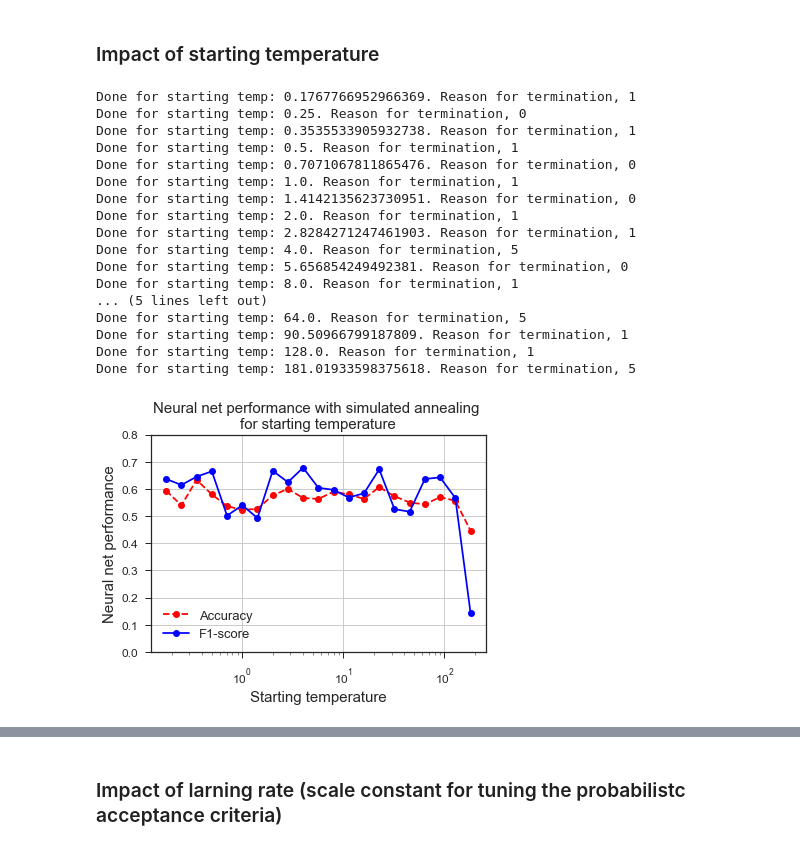
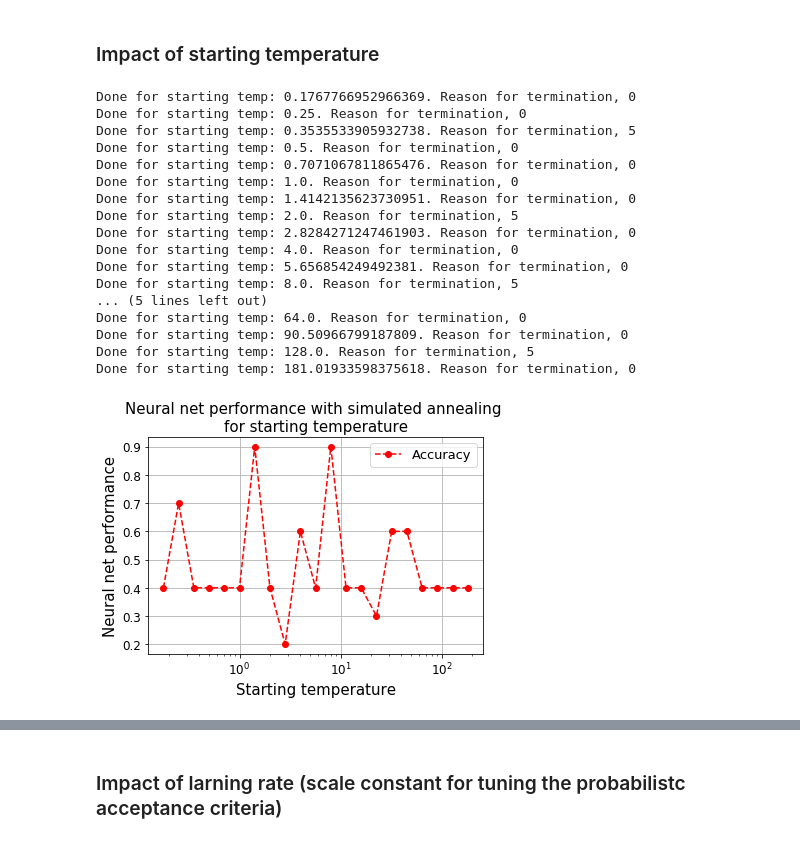
Before and after one commit to shuruiz/tfopt, a Jupyter notebook: Neural network training with randomized search algorithms.ipynb, the cells around one changed output, grey strips where cells are left out. Drawn from its saved outputs; the diff is of its cells as text; code cells hidden in the pictures.

```diff
--- a/Neural network training with randomized search algorithms.ipynb
+++ b/Neural network training with randomized search algorithms.ipynb
@@ -482,7 +513,7 @@ nn = NN_1HL(hidden_layer_size=5)
 for i in range(n_restart):
     nn.fit_simplex(X_train, y_train,maxiter=5000)
     random_restart_accuracy.append(accuracy_score(y_val, nn.predict(X_val)))
-    random_restart_f1.append(f1_score(y_val, nn.predict(X_val)))
+#     random_restart_f1.append(f1_score(y_val, nn.predict(X_val)))
     print("Done for: ",i+1)
 # %% [output]
 Done for:  1
@@ -531,7 +562,7 @@ for i in iterations:
     t2=time.time()
     iteration_time.append(t2-t1)
     iteration_accuracy.append(accuracy_score(y_val, nn.predict(X_val)))
-    iteration_f1.append(f1_score(y_val, nn.predict(X_val)))
+#     iteration_f1.append(f1_score(y_val, nn.predict(X_val)))
     print("Done for iterations: ",i)
 # %% [output]
 Done for iterations:  250
@@ -605,6 +635,6 @@ for i in iterations:
     t2=time.time()
     iteration_time.append(t2-t1)
     iteration_accuracy.append(accuracy_score(y_val, nn.predict(X_val)))
-    iteration_f1.append(f1_score(y_val, nn.predict(X_val)))
+#     iteration_f1.append(f1_score(y_val, nn.predict(X_val)))
     print(f"Done for iterations: {i}. Reason for termination, {res[6]}")
 # %% [output]
@@ -668,41 +698,41 @@ for t in temps:
     t2=time.time()
     temp_time.append(t2-t1)
     temp_accuracy.append(accuracy_score(y_val, nn.predict(X_val)))
-    temp_f1.append(f1_score(y_val, nn.predict(X_val)))
+#     temp_f1.append(f1_score(y_val, nn.predict(X_val)))
     print(f"Done for starting temp: {t}. Reason for termination, {res[6]}")
 # %% [output]
-Done for starting temp: 0.1767766952966369. Reason for termination, 1
+Done for starting temp: 0.1767766952966369. Reason for termination, 0
 Done for starting temp: 0.25. Reason for termination, 0
-Done for starting temp: 0.3535533905932738. Reason for termination, 1
-Done for starting temp: 0.5. Reason for termination, 1
+Done for starting temp: 0.3535533905932738. Reason for termination, 5
+Done for starting temp: 0.5. Reason for termination, 0
 Done for starting temp: 0.7071067811865476. Reason for termination, 0
-Done for starting temp: 1.0. Reason for termination, 1
+Done for starting temp: 1.0. Reason for termination, 0
 Done for starting temp: 1.4142135623730951. Reason for termination, 0
-Done for starting temp: 2.0. Reason for termination, 1
-Done for starting temp: 2.8284271247461903. Reason for termination, 1
-Done for starting temp: 4.0. Reason for termination, 5
+Done for starting temp: 2.0. Reason for termination, 5
+Done for starting temp: 2.8284271247461903. Reason for termination, 0
+Done for starting temp: 4.0. Reason for termination, 0
 Done for starting temp: 5.656854249492381. Reason for termination, 0
-Done for starting temp: 8.0. Reason for termination, 1
+Done for starting temp: 8.0. Reason for termination, 5
 ... (5 lines left out)
-Done for starting temp: 64.0. Reason for termination, 5
-Done for starting temp: 90.50966799187809. Reason for termination, 1
-Done for starting temp: 128.0. Reason for termination, 1
-Done for starting temp: 181.01933598375618. Reason for termination, 5
+Done for starting temp: 64.0. Reason for termination, 0
+Done for starting temp: 90.50966799187809. Reason for termination, 0
+Done for starting temp: 128.0. Reason for termination, 5
+Done for starting temp: 181.01933598375618. Reason for termination, 0
 # %%
 plt.figure(figsize=(6,4))
 plt.title("Neural net performance with simulated annealing \nfor starting temperature",fontsize=15)
 plt.semilogx(temps,temp_accuracy,'bo',ls='--',c='red')
-plt.plot(temps,temp_f1,'bo',ls='-',c='blue')
+# plt.plot(temps,temp_f1,'bo',ls='-',c='blue')
 plt.grid(True)
 plt.xticks(fontsize=12)
 plt.yticks(fontsize=12)
 plt.xlabel("Starting temperature",fontsize=15)
 plt.ylabel("Neural net performance",fontsize=15)
 plt.legend(['Accuracy','F1-score'],fontsize=13)
-plt.ylim(0.0,0.8)
+# plt.ylim(0.0,0.8)
 plt.show()
 # %% [output]
-[figure, old version]
+[figure, new version]
 # %%
 plt.figure(figsize=(6,4))
 plt.title("Training time with simulated annealing \nfor starting temperature)",fontsize=15)
```
Also changed, not shown: parts of 44 cells of this notebook, 2 other files.
